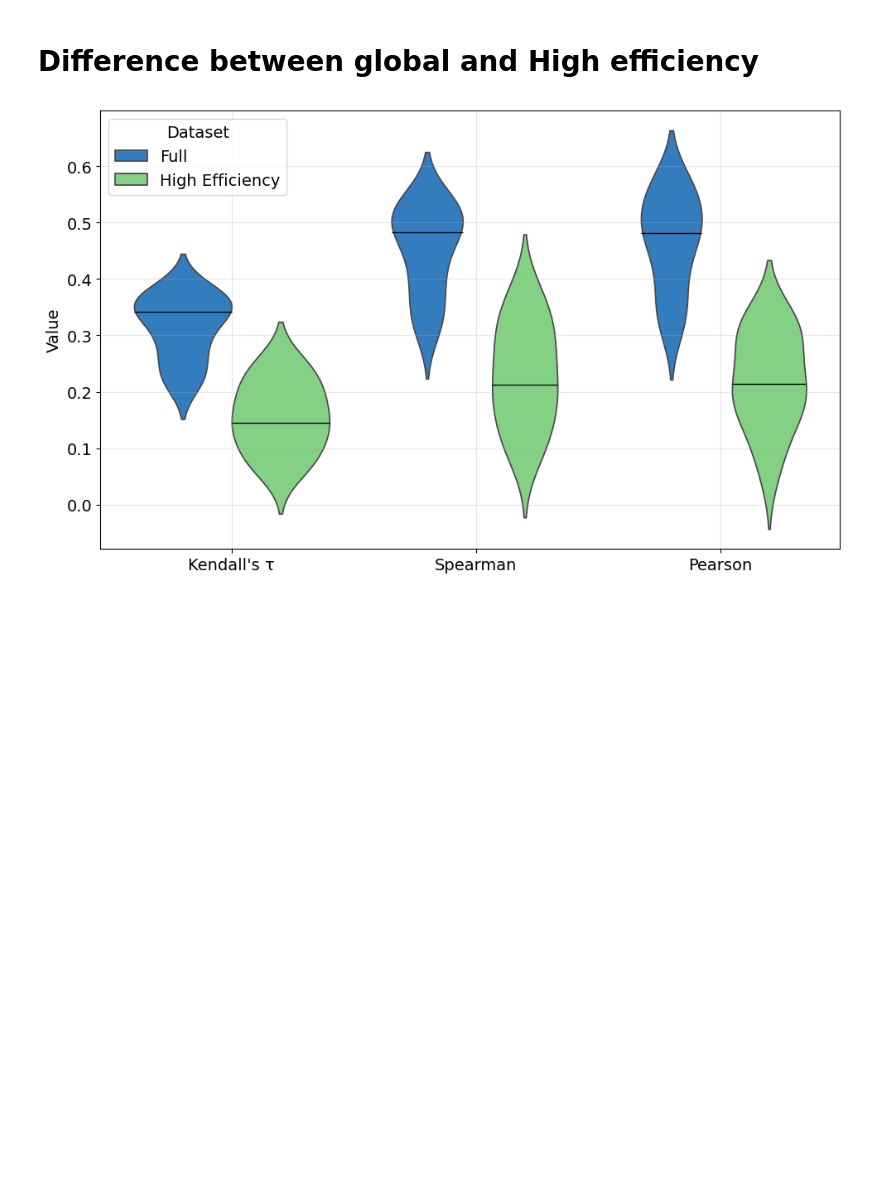
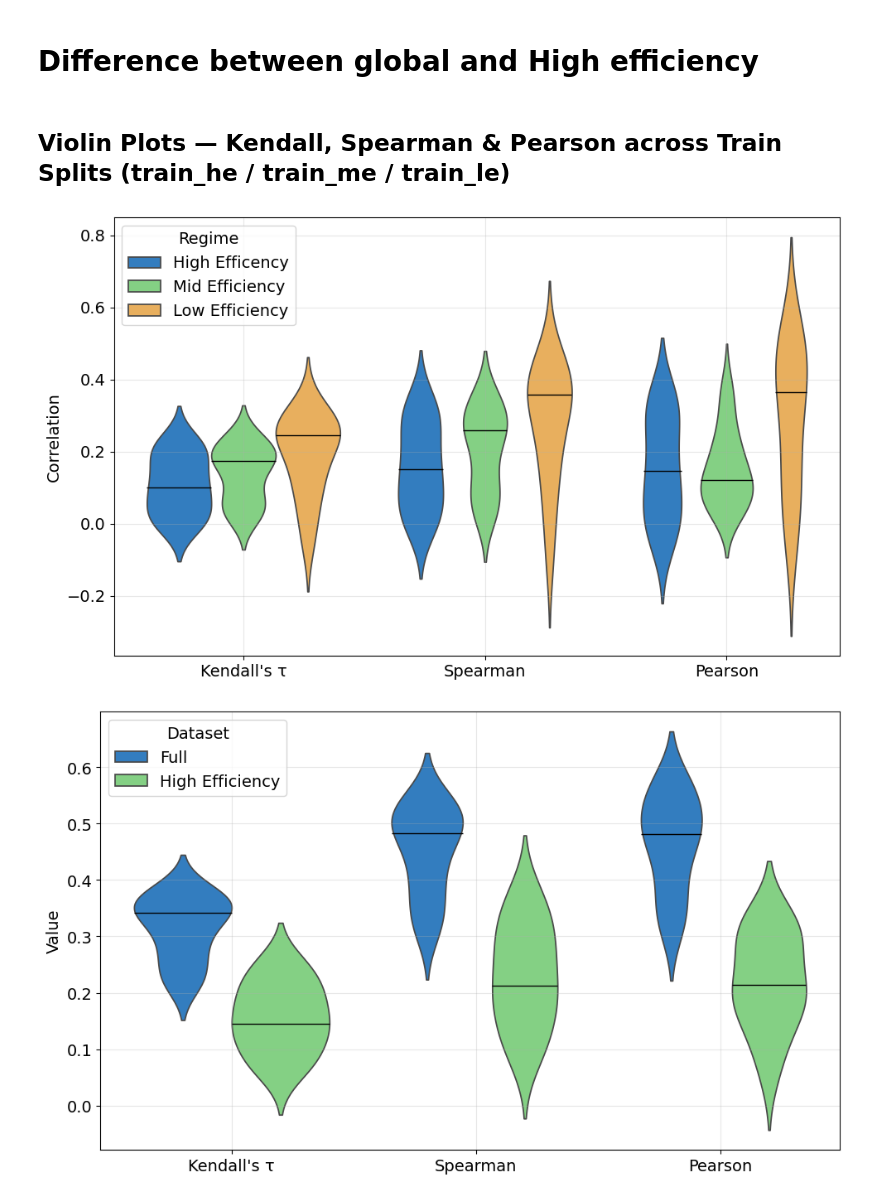
Before and after one commit to anthol42/QMAP, a Jupyter notebook: eval_prev_works/high_efficicency.ipynb, the cells around one changed output. Saved outputs shown, nothing was run; the diff lists cells and outputs as text; code cells hidden in the pictures; blank space fills up the shorter version.

```diff
--- a/eval_prev_works/high_efficicency.ipynb
+++ b/eval_prev_works/high_efficicency.ipynb
@@ -228,6 +228,78 @@ def plot_violin_metrics(metrics, alias: list[str] = None):
     ax.grid(True, alpha=0.3)
     plt.tight_layout()
     return fig, ax
+# %% [markdown]
+## Violin Plots — Kendall, Spearman & Pearson across Train Splits (train_he / train_me / train_le)
+# %%
+# Aggregate train-split results across all three models
+all_train_he = pd.concat([
+    pd.read_csv('Linear/results/train_he.csv', index_col=0),
+    pd.read_csv('Antimicrobial-Peptides/results/train_he.csv', index_col=0),
+    pd.read_csv('AMP_regression_EC_SA/results/train_he.csv', index_col=0),
+]).reset_index(drop=True)
+
+all_train_me = pd.concat([
+    pd.read_csv('Linear/results/train_me.csv', index_col=0),
+    pd.read_csv('Antimicrobial-Peptides/results/train_me.csv', index_col=0),
+    pd.read_csv('AMP_regression_EC_SA/results/train_me.csv', index_col=0),
+]).reset_index(drop=True)
+
+all_train_le = pd.concat([
+    pd.read_csv('Linear/results/train_le.csv', index_col=0),
+    pd.read_csv('Antimicrobial-Peptides/results/train_le.csv', index_col=0),
+    pd.read_csv('AMP_regression_EC_SA/results/train_le.csv', index_col=0),
+]).reset_index(drop=True)
+# %%
+def plot_violin_train_splits(metrics, alias=None):
+    """
+    Single violin plot comparing metric distributions across train_he, train_me and train_le,
+    aggregated across all three models (Linear, Antimicrobial-Peptides, AMP_regression_EC_SA).
+    """
+    split_datasets = {
+        'High Efficency': all_train_he,
+        'Mid Efficiency': all_train_me,
+        'Low Efficiency': all_train_le,
+    }
+
+    rows = []
+    for metric in metrics:
+        for split_name, df in split_datasets.items():
+            for value in df[metric]:
+                rows.append({'Metric': metric, 'Value': value, 'Regime': split_name})
+    df_long = pd.DataFrame(rows)
+
+    fig, ax = plt.subplots(figsize=(10, 6))
+    sns.violinplot(x='Metric', y='Value', hue='Regime', data=df_long, ax=ax, inner=None)
+
+    # Overlay median lines matching each violin's horizontal extent
+    bodies = [c for c in ax.collections if isinstance(c, PolyCollection)]
+    idx = 0
+    for metric in df_long['Metric'].unique():
+        for split_name in split_datasets.keys():
+            values = df_long[(df_long['Metric'] == metric) & (df_long['Regime'] == split_name)]['Value']
+            median = np.median(values)
+            verts = bodies[idx].get_paths()[0].vertices
+            ax.hlines(median, verts[:, 0].min(), verts[:, 0].max(), color='k', linewidth=1)
+            idx += 1
+
+    labels = alias or metrics
+    ax.set_xticks(range(len(labels)))
+    ax.set_xticklabels(labels)
+    ax.set_xlabel('')
+    ax.set_ylabel('Correlation')
+    ax.grid(True, alpha=0.3)
+    plt.tight_layout()
+    return fig, ax
+
+
+plot_violin_train_splits(
+    ['kendalls_tau', 'spearman', 'pearson'],
+    alias=["Kendall's τ", 'Spearman', 'Pearson']
+)
+plt.savefig('figs/train_splits_violin.svg')
+plt.savefig('figs/train_splits_violin.pdf')
+# %% [output]
+[figure, added]
 # %%
 plot_violin_metrics(['kendalls_tau', 'spearman', 'pearson'], ["Kendall's τ", 'Spearman', 'Pearson'])
 plt.savefig('figs/high_eff_vs_full.svg')
```
Also changed, not shown: 33 other files.
